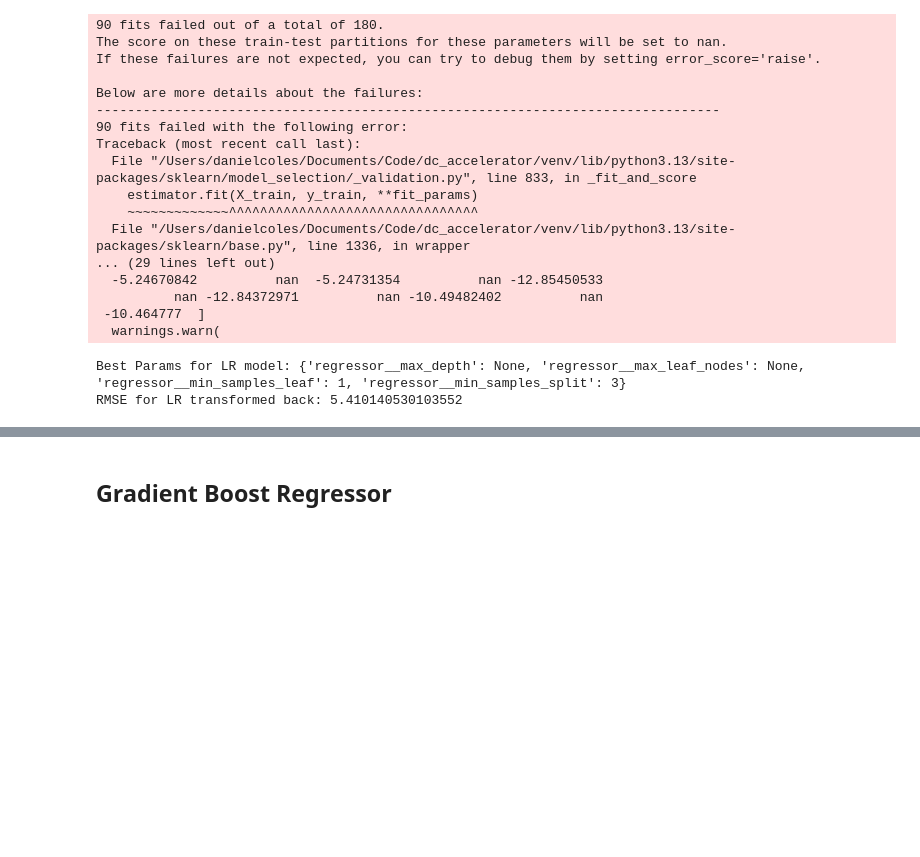
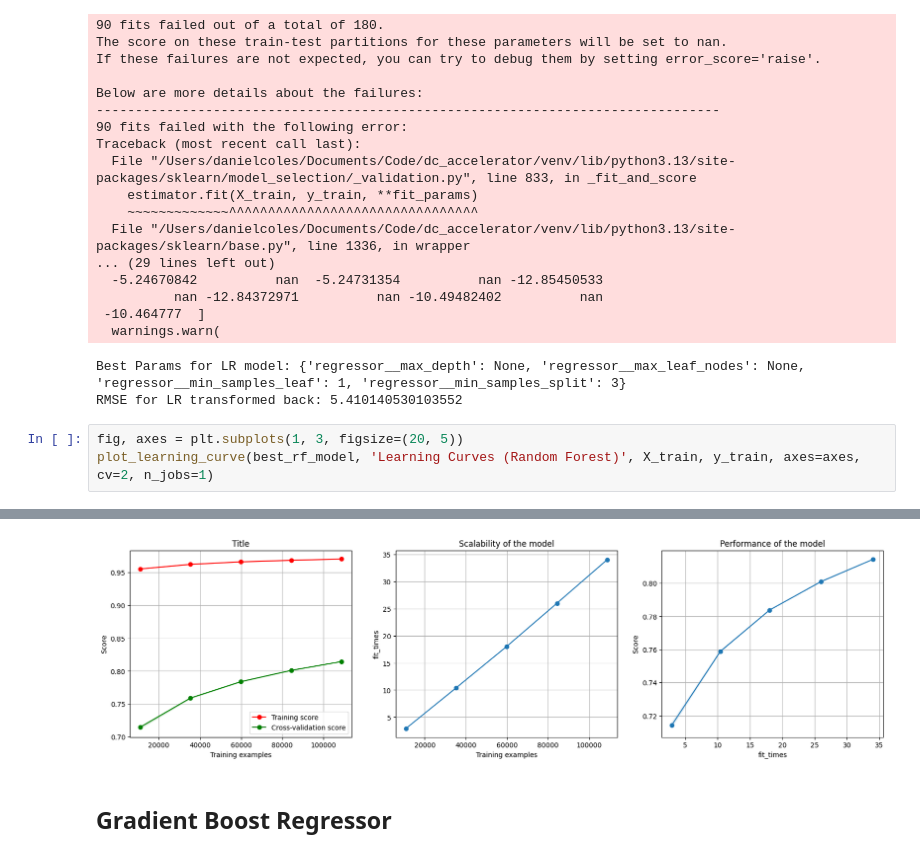
Before and after one commit to danielcoles1989/dc_accelerator, a Jupyter notebook: notebook_ml.ipynb, the cells around one changed output, grey strips where cells are left out. Drawn from its saved outputs; the diff is of its cells as text; blank space fills up the shorter version.

```diff
--- a/notebook_ml.ipynb
+++ b/notebook_ml.ipynb
@@ -507,3 +525,7 @@ Traceback (most recent call last):
   warnings.warn(
 Best Params for LR model: {'regressor__max_depth': None, 'regressor__max_leaf_nodes': None, 'regressor__min_samples_leaf': 1, 'regressor__min_samples_split': 3}
 RMSE for LR transformed back: 5.410140530103552
+# %%
+fig, axes = plt.subplots(1, 3, figsize=(20, 5))
+plot_learning_curve(best_rf_model, 'Learning Curves (Random Forest)', X_train, y_train, axes=axes, cv=2, n_jobs=1)
+# %% [output]
@@ -510,3 +533,4 @@ RMSE for LR transformed back: 5.410140530103552
+[figure, added]
 # %% [markdown]
 ## Gradient Boost Regressor
 # %%
```
Also changed, not shown: parts of 7 cells of this notebook.
